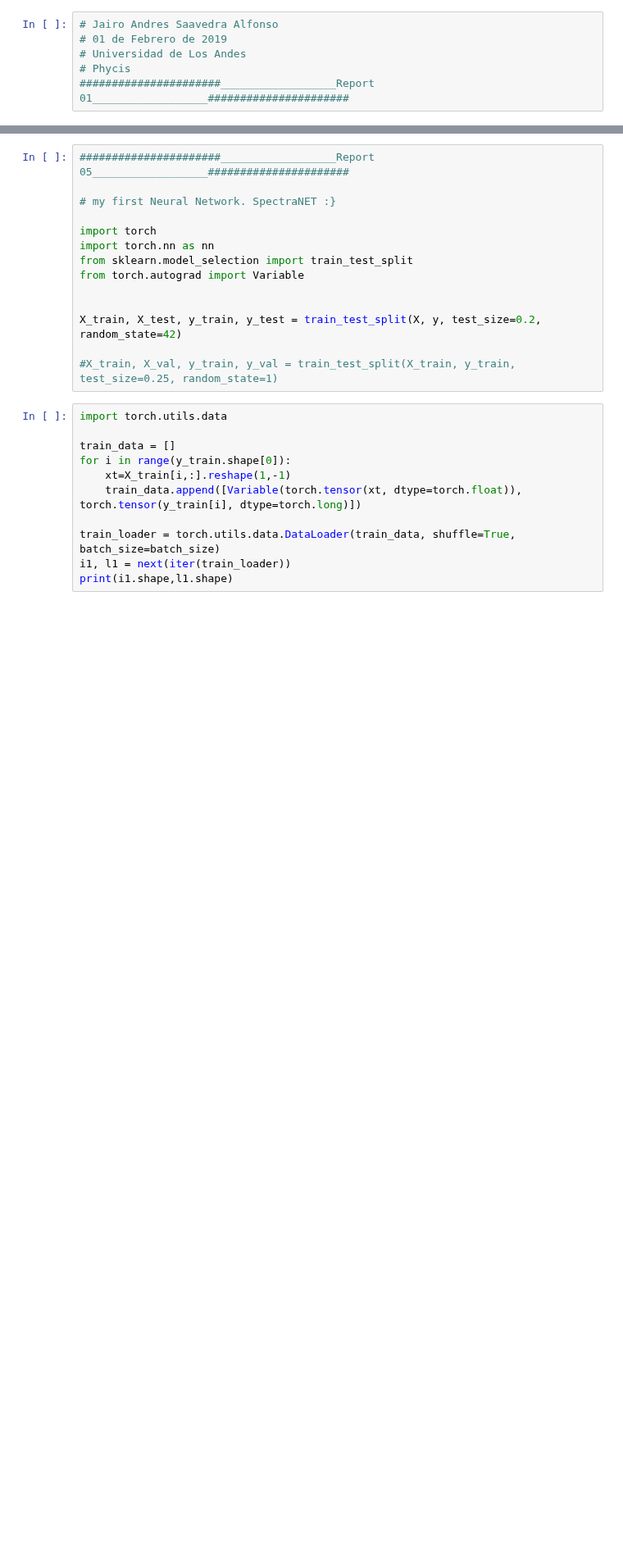
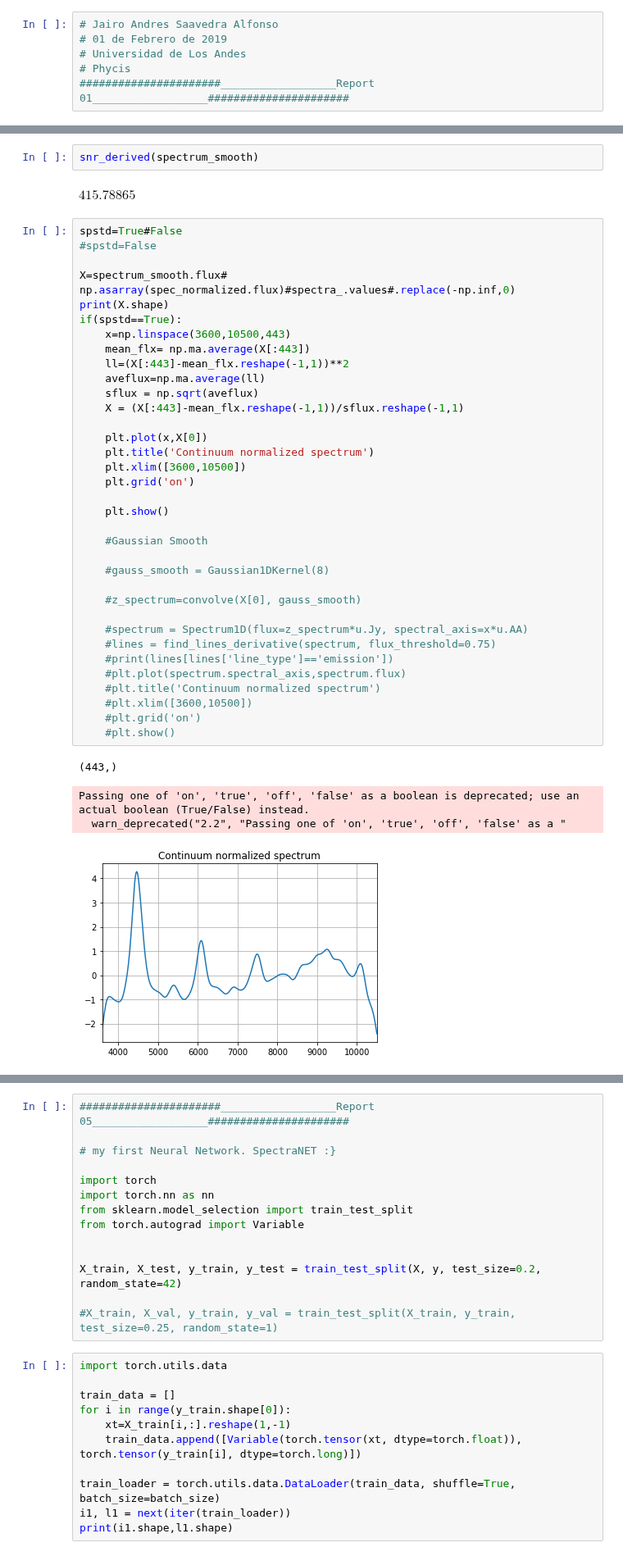
Before and after one commit to MrX1997/Reportes-Proyecto-de-Monograf-a, a Jupyter notebook: Noteboooks/Weekly_Reports_CNN_copy2.ipynb, the cells around one changed output, grey strips where cells are left out. Shown at 82% size. Drawn from its saved outputs; the diff is of its cells as text; blank space fills up the shorter version.

```diff
--- a/Noteboooks/Weekly_Reports_CNN_copy2.ipynb
+++ b/Noteboooks/Weekly_Reports_CNN_copy2.ipynb
@@ -314,0 +572,44 @@ print(X[0,:].reshape(1,-1).shape,y.shape)
+# %%
+snr_derived(spectrum_smooth)
+# %% [output]
+$415.78865 \; \mathrm{}$
+# %%
+spstd=True#False
+#spstd=False
+
+X=spectrum_smooth.flux# np.asarray(spec_normalized.flux)#spectra_.values#.replace(-np.inf,0)
+print(X.shape)
+if(spstd==True):
+    x=np.linspace(3600,10500,443)
+    mean_flx= np.ma.average(X[:443])
+    ll=(X[:443]-mean_flx.reshape(-1,1))**2
+    aveflux=np.ma.average(ll)
+    sflux = np.sqrt(aveflux)
+    X = (X[:443]-mean_flx.reshape(-1,1))/sflux.reshape(-1,1)
+
+    plt.plot(x,X[0])
+    plt.title('Continuum normalized spectrum')
+    plt.xlim([3600,10500])
+    plt.grid('on')
+
+    plt.show()
+
+    #Gaussian Smooth
+
+    #gauss_smooth = Gaussian1DKernel(8)
+
+    #z_spectrum=convolve(X[0], gauss_smooth)
+
+    #spectrum = Spectrum1D(flux=z_spectrum*u.Jy, spectral_axis=x*u.AA)
+    #lines = find_lines_derivative(spectrum, flux_threshold=0.75)
+    #print(lines[lines['line_type']=='emission'])
+    #plt.plot(spectrum.spectral_axis,spectrum.flux)
+    #plt.title('Continuum normalized spectrum')
+    #plt.xlim([3600,10500])
+    #plt.grid('on')
+    #plt.show()
+# %% [output]
+(443,)
+Passing one of 'on', 'true', 'off', 'false' as a boolean is deprecated; use an actual boolean (True/False) instead.
+  warn_deprecated("2.2", "Passing one of 'on', 'true', 'off', 'false' as a "
+[figure, added]
```
Also changed, not shown: parts of 35 cells of this notebook, 23 other files.
